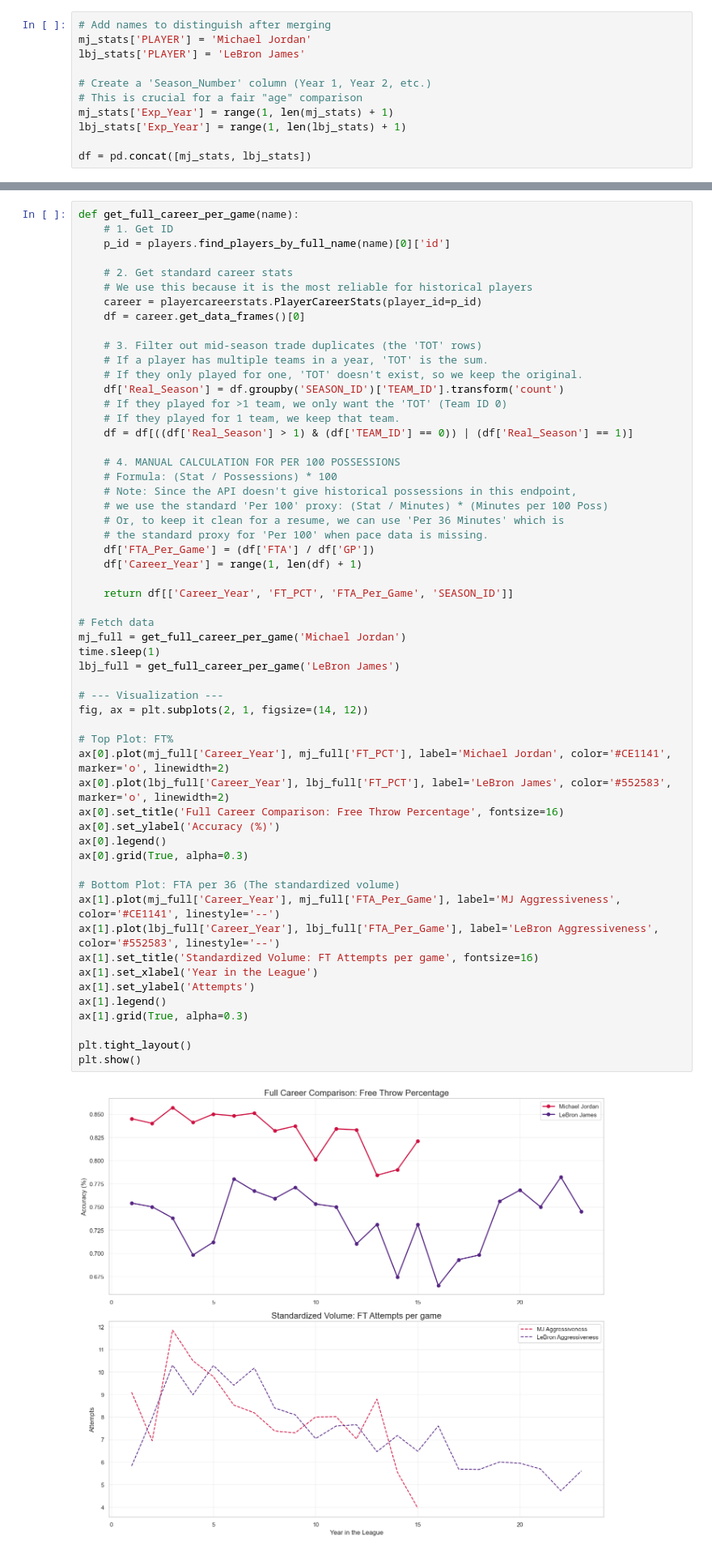
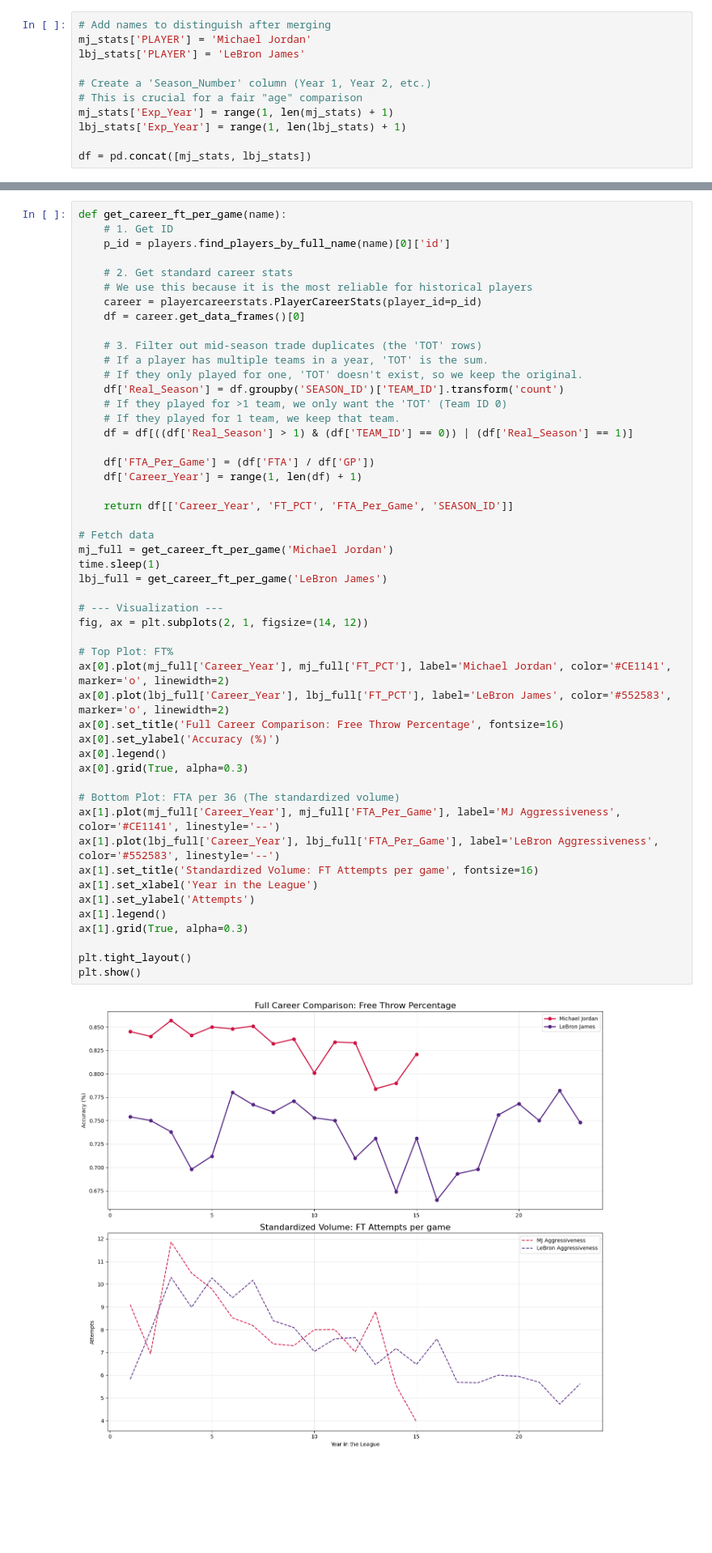
Before and after one commit to Jtambwe7305/mj-vs-lbj-nba-analysis-ai-help, a Jupyter notebook: Goat_comparison.ipynb, the cells around one changed output, grey strips where cells are left out. Shown at 81% size. Cells and saved outputs as stored; diff of their text form; blank space fills up the shorter version.

```diff
--- a/Goat_comparison.ipynb
+++ b/Goat_comparison.ipynb
@@ -548,5 +548,5 @@ plt.show()
 # %%
-def get_full_career_per_game(name):
+def get_career_ft_per_game(name):
     # 1. Get ID
     p_id = players.find_players_by_full_name(name)[0]['id']
 
@@ -563,46 +563,40 @@ def get_full_career_per_game(name):
     # If they played for 1 team, we keep that team.
     df = df[((df['Real_Season'] > 1) & (df['TEAM_ID'] == 0)) | (df['Real_Season'] == 1)]
 
-    # 4. MANUAL CALCULATION FOR PER 100 POSSESSIONS
-    # Formula: (Stat / Possessions) * 100
-    # Note: Since the API doesn't give historical possessions in this endpoint,
-    # we use the standard 'Per 100' proxy: (Stat / Minutes) * (Minutes per 100 Poss)
-    # Or, to keep it clean for a resume, we can use 'Per 36 Minutes' which is
-    # the standard proxy for 'Per 100' when pace data is missing.
     df['FTA_Per_Game'] = (df['FTA'] / df['GP'])
     df['Career_Year'] = range(1, len(df) + 1)
 
     return df[['Career_Year', 'FT_PCT', 'FTA_Per_Game', 'SEASON_ID']]
 
 # Fetch data
-mj_full = get_full_career_per_game('Michael Jordan')
+mj_full = get_career_ft_per_game('Michael Jordan')
 time.sleep(1)
-lbj_full = get_full_career_per_game('LeBron James')
+lbj_full = get_career_ft_per_game('LeBron James')
 
 # --- Visualization ---
 fig, ax = plt.subplots(2, 1, figsize=(14, 12))
 
 # Top Plot: FT%
 ax[0].plot(mj_full['Career_Year'], mj_full['FT_PCT'], label='Michael Jordan', color='#CE1141', marker='o', linewidth=2)
 ax[0].plot(lbj_full['Career_Year'], lbj_full['FT_PCT'], label='LeBron James', color='#552583', marker='o', linewidth=2)
 ax[0].set_title('Full Career Comparison: Free Throw Percentage', fontsize=16)
 ax[0].set_ylabel('Accuracy (%)')
 ax[0].legend()
 ax[0].grid(True, alpha=0.3)
 
 # Bottom Plot: FTA per 36 (The standardized volume)
 ax[1].plot(mj_full['Career_Year'], mj_full['FTA_Per_Game'], label='MJ Aggressiveness', color='#CE1141', linestyle='--')
 ax[1].plot(lbj_full['Career_Year'], lbj_full['FTA_Per_Game'], label='LeBron Aggressiveness', color='#552583', linestyle='--')
 ax[1].set_title('Standardized Volume: FT Attempts per game', fontsize=16)
 ax[1].set_xlabel('Year in the League')
 ax[1].set_ylabel('Attempts')
 ax[1].legend()
 ax[1].grid(True, alpha=0.3)
 
 plt.tight_layout()
 plt.show()
 # %% [output]
-[figure, old version]
+[figure, new version]
 # %%
 mj_assists = mj_stats[['SEASON_ID', 'AST']].copy()
 
```
Also changed, not shown: parts of 17 cells of this notebook, 1 other file.
